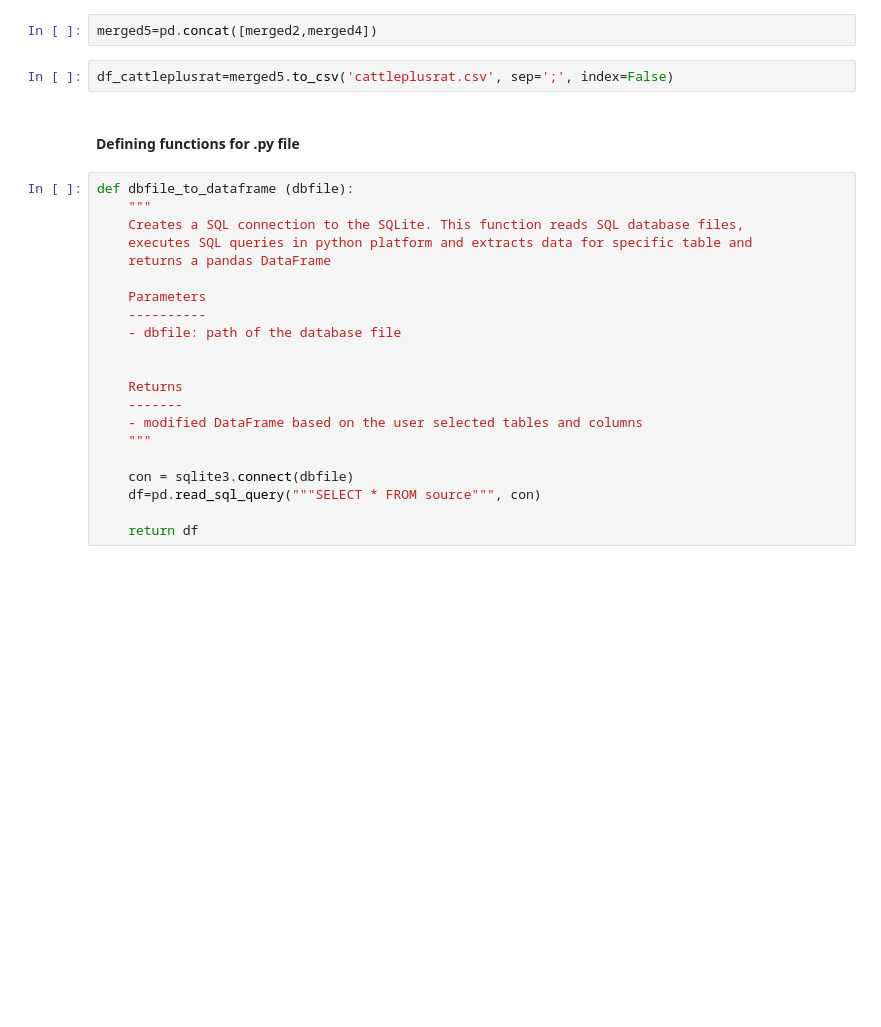
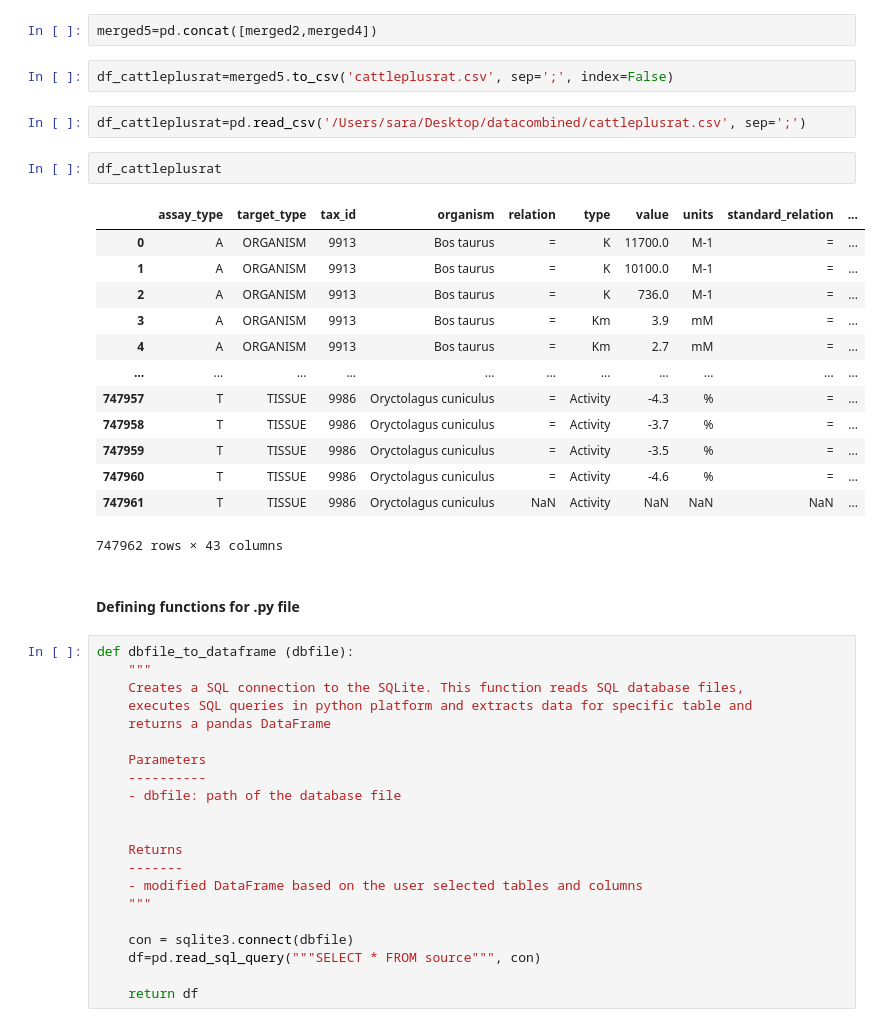
Before and after one commit to Cargill-Capstone2021/ADME-modeling-for-Cargill, a Jupyter notebook: working/data_extraction.ipynb, the cells around one changed output. Drawn from its saved outputs; the diff is of its cells as text; blank space fills up the shorter version.

```diff
--- a/working/data_extraction.ipynb
+++ b/working/data_extraction.ipynb
@@ -648,6 +648,24 @@ df_ratplus=merged4.to_csv('ratplus.csv', sep=';', index=False)
 merged5=pd.concat([merged2,merged4])
 # %%
 df_cattleplusrat=merged5.to_csv('cattleplusrat.csv', sep=';', index=False)
+# %%
+df_cattleplusrat=pd.read_csv('/Users/sara/Desktop/datacombined/cattleplusrat.csv', sep=';')
+# %%
+df_cattleplusrat
+# %% [output]
+|  | assay_type | target_type | tax_id | organism | relation | type | value | units | standard_relation | ... |
+| 0 | A | ORGANISM | 9913 | Bos taurus | = | K | 11700.0 | M-1 | = | ... |
+| 1 | A | ORGANISM | 9913 | Bos taurus | = | K | 10100.0 | M-1 | = | ... |
+| 2 | A | ORGANISM | 9913 | Bos taurus | = | K | 736.0 | M-1 | = | ... |
+| 3 | A | ORGANISM | 9913 | Bos taurus | = | Km | 3.9 | mM | = | ... |
+| 4 | A | ORGANISM | 9913 | Bos taurus | = | Km | 2.7 | mM | = | ... |
+| ... | ... | ... | ... | ... | ... | ... | ... | ... | ... | ... |
+| 747957 | T | TISSUE | 9986 | Oryctolagus cuniculus | = | Activity | -4.3 | % | = | ... |
+| 747958 | T | TISSUE | 9986 | Oryctolagus cuniculus | = | Activity | -3.7 | % | = | ... |
+| 747959 | T | TISSUE | 9986 | Oryctolagus cuniculus | = | Activity | -3.5 | % | = | ... |
+| 747960 | T | TISSUE | 9986 | Oryctolagus cuniculus | = | Activity | -4.6 | % | = | ... |
+| 747961 | T | TISSUE | 9986 | Oryctolagus cuniculus | NaN | Activity | NaN | NaN | NaN | ... |
+747962 rows × 43 columns
 # %% [markdown]
 #### Defining functions for .py file
 # %%
```
